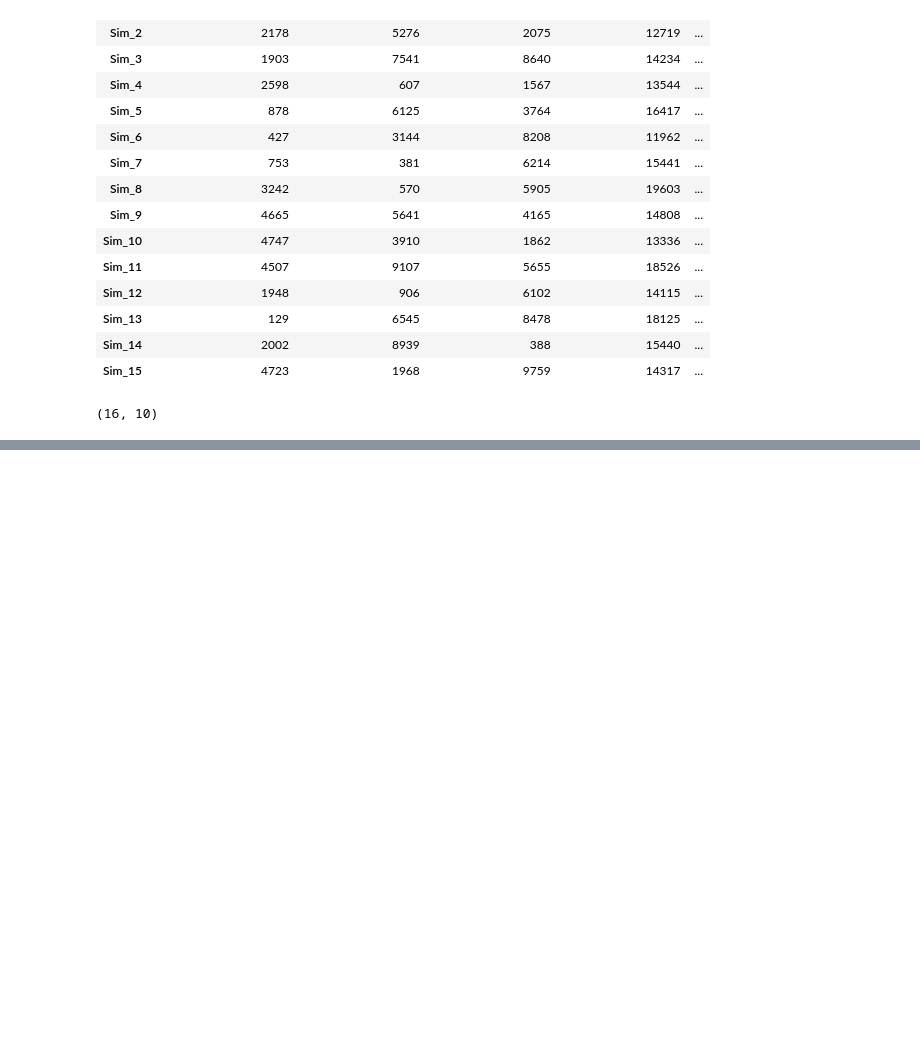
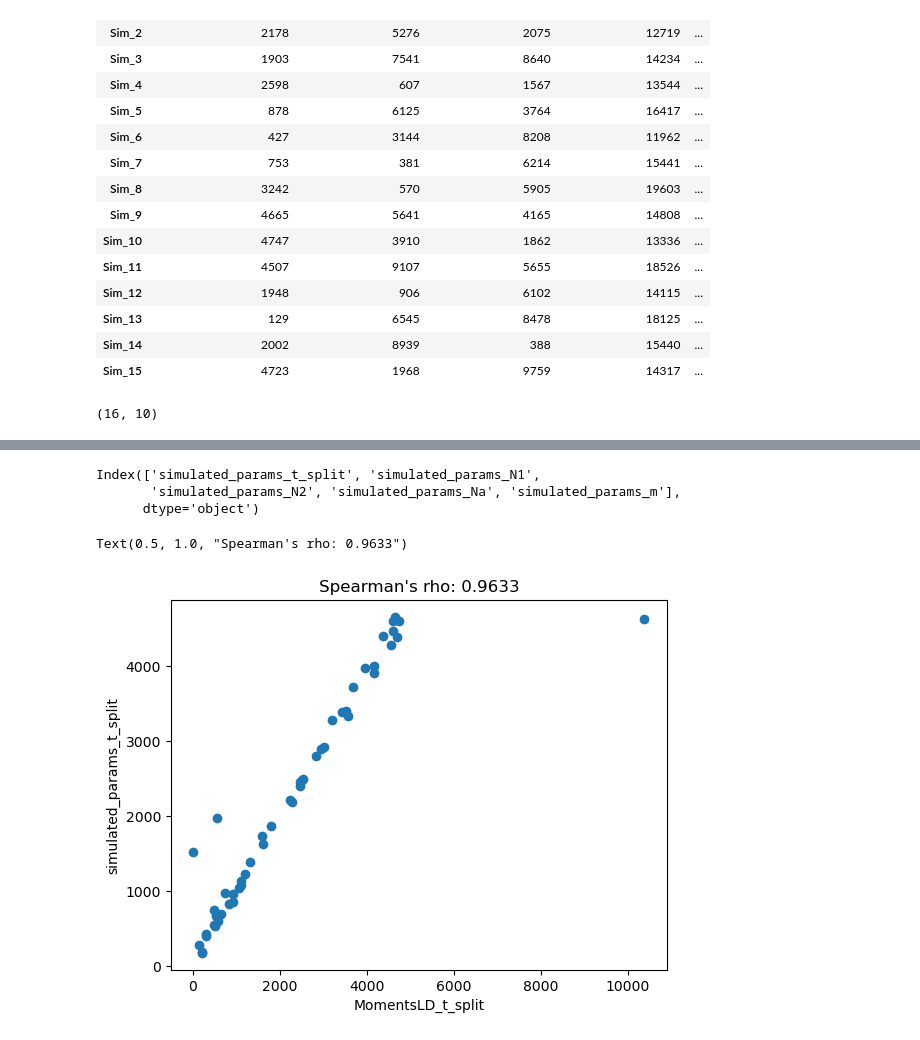
Before and after one commit to ak1376/Demographic_Inference, a Jupyter notebook: notebooks/debugging_aggregate_all_features.ipynb, the cells around one changed output, grey strips where cells are left out. Cells and saved outputs as stored; diff of their text form; code cells hidden in the pictures; blank space fills up the shorter version.

```diff
--- a/notebooks/debugging_aggregate_all_features.ipynb
+++ b/notebooks/debugging_aggregate_all_features.ipynb
@@ -273,0 +472,3 @@ ValueError: Object arrays cannot be loaded when allow_pickle=False
+# %%
+with open('/sietch_colab/akapoor/Demographic_Inference/split_isolation_model_dadi_analysis_True_moments_analysis_True_momentsLD_analysis_True_seed_42/sims/sims_pretrain_100_sims_inference_1_seed_42_num_replicates_3_top_values_2/preprocessing_results_obj.pkl', 'rb') as f:
+    preprocessing_results_obj = pickle.load(f)
@@ -273,0 +496,4 @@ ValueError: Object arrays cannot be loaded when allow_pickle=False
+# %%
+import pickle
+with open('/sietch_colab/akapoor/Demographic_Inference/split_isolation_model_dadi_analysis_True_moments_analysis_True_momentsLD_analysis_True_seed_42/sims/sims_pretrain_100_sims_inference_1_seed_42_num_replicates_3_top_values_2/simulation_results/software_inferences_sim_42.pkl', 'rb') as f:
+    software_inf = pickle.load(f)
@@ -273,0 +520,6 @@ ValueError: Object arrays cannot be loaded when allow_pickle=False
+# %%
+preprocessing_results_obj['training']['targets'].columns
+# %% [output]
+Index(['simulated_params_t_split', 'simulated_params_N1',
+       'simulated_params_N2', 'simulated_params_Na', 'simulated_params_m'],
+      dtype='object')
@@ -273,0 +528,9 @@ ValueError: Object arrays cannot be loaded when allow_pickle=False
+# %%
+plt.figure()
+plt.scatter(preprocessing_results_obj['training']['predictions']['MomentsLD_t_split'], preprocessing_results_obj['training']['targets']['simulated_params_t_split'])
+plt.xlabel('MomentsLD_t_split')
+plt.ylabel('simulated_params_t_split')
+plt.title(f"Spearman's rho: {spearmanr(preprocessing_results_obj['training']['predictions']['MomentsLD_t_split'], preprocessing_results_obj['training']['targets']['simulated_params_t_split'])[0]:.4f}")
+# %% [output]
+Text(0.5, 1.0, "Spearman's rho: 0.9633")
+[figure, added]
```
Also changed, not shown: parts of 29 cells of this notebook, 13 other files.
